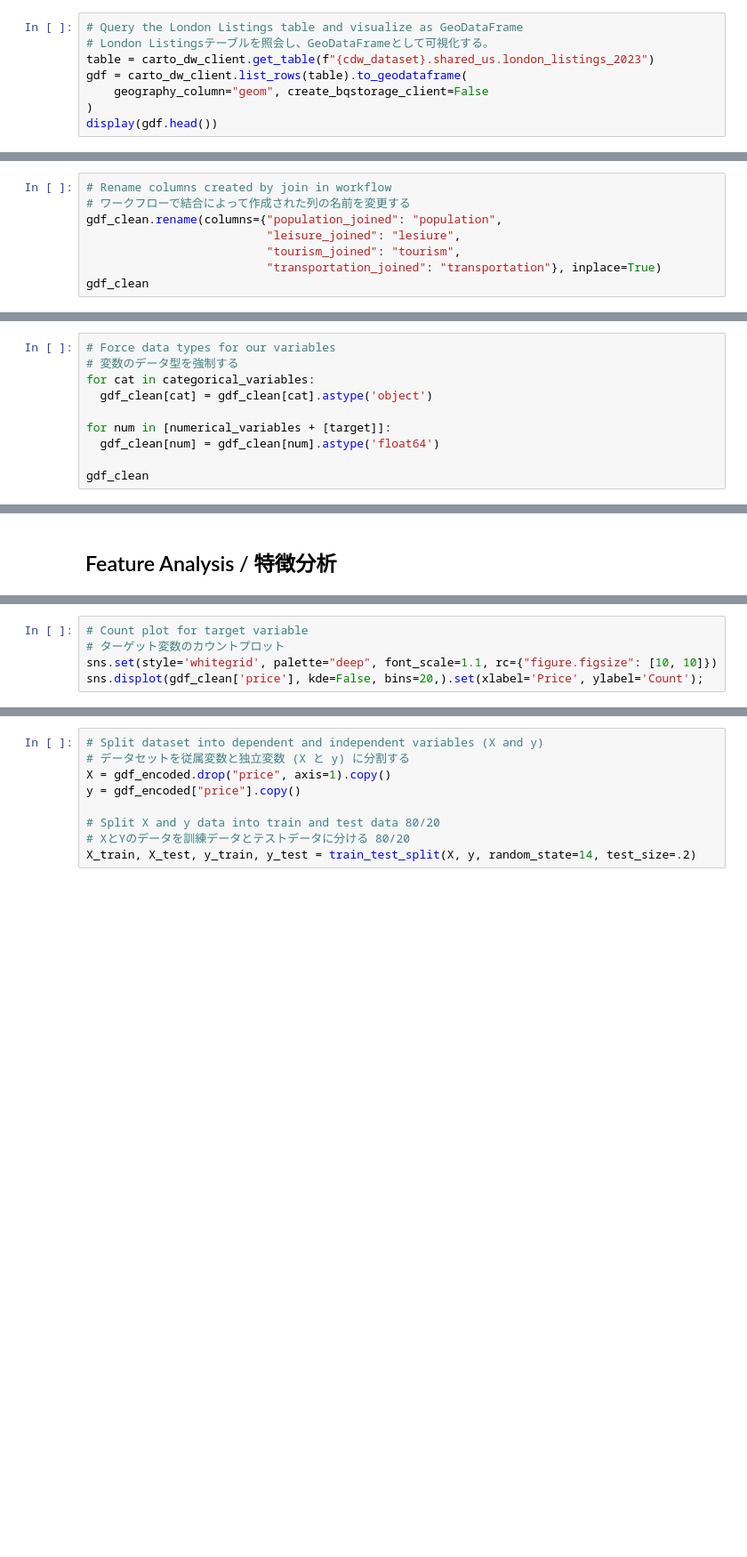
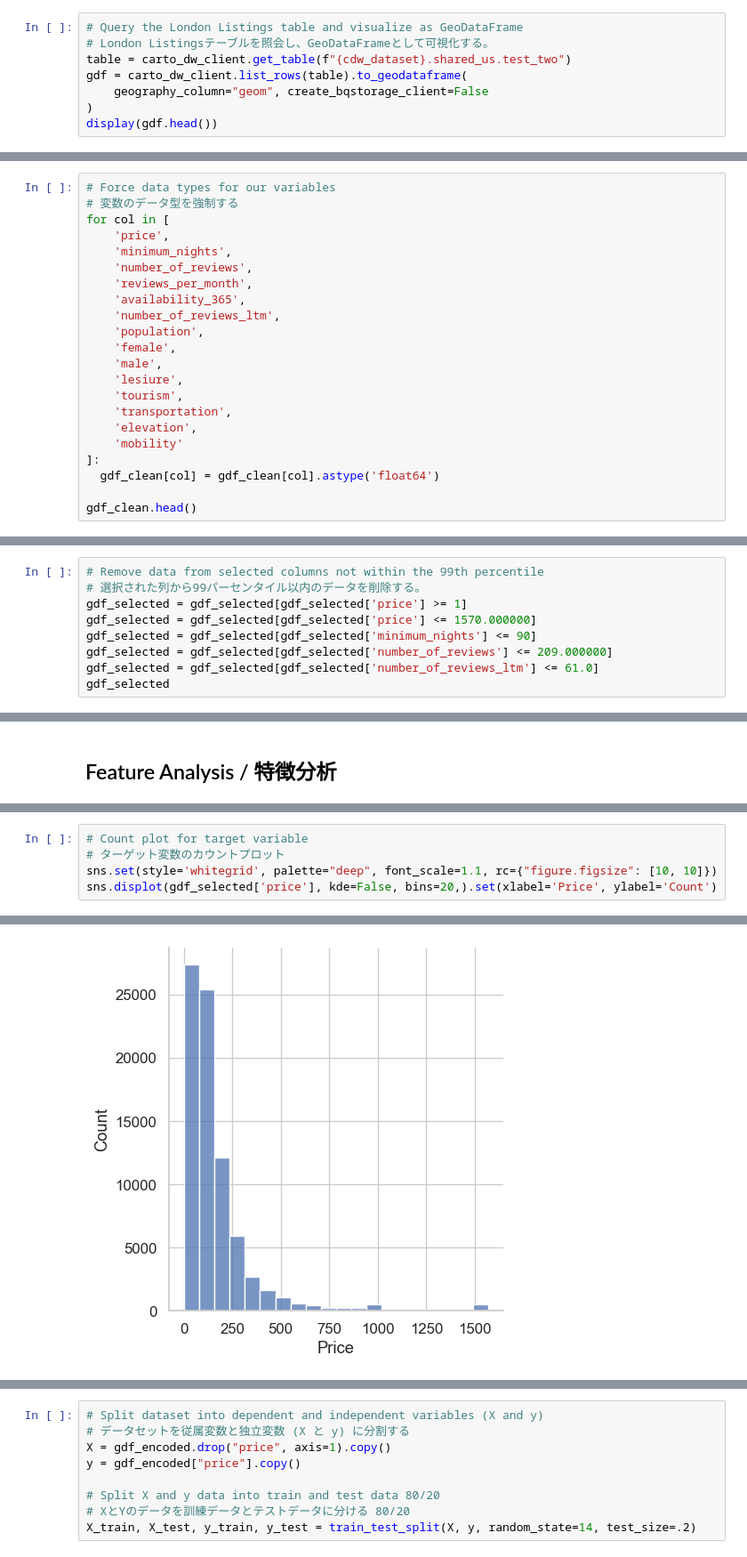
Before and after one commit to helenmck1/SDS-bootcamp-2023_Tokyo, a Jupyter notebook: christopher_session/SDS_bootcamp.ipynb, the cells around one changed output, grey strips where cells are left out. Shown: that part at 89% size. Drawn from its saved outputs; the diff is of its cells as text; blank space fills up the shorter version.

```diff
--- a/christopher_session/SDS_bootcamp.ipynb
+++ b/christopher_session/SDS_bootcamp.ipynb
@@ -76,7 +105,7 @@ cdw_dataset = "carto-dw-ac-zn8l36fh"
 # %%
 # Query the London Listings table and visualize as GeoDataFrame
 # London Listingsテーブルを照会し、GeoDataFrameとして可視化する。
-table = carto_dw_client.get_table(f"{cdw_dataset}.shared_us.london_listings_2023")
+table = carto_dw_client.get_table(f"{cdw_dataset}.shared_us.test_two")
 gdf = carto_dw_client.list_rows(table).to_geodataframe(
     geography_column="geom", create_bqstorage_client=False
 )
@@ -379,8 +215,0 @@ gdf_clean = gdf_load.drop(['h3_geo', 'h3', 'geom', 'h3_joined'], axis=1)
-# %%
-# Rename columns created by join in workflow
-# ワークフローで結合によって作成された列の名前を変更する
-gdf_clean.rename(columns={"population_joined": "population",
-                          "leisure_joined": "lesiure",
-                          "tourism_joined": "tourism",
-                          "transportation_joined": "transportation"}, inplace=True)
-gdf_clean
@@ -407,10 +241,22 @@ gdf_clean.dtypes
 # %%
 # Force data types for our variables
 # 変数のデータ型を強制する
-for cat in categorical_variables:
-  gdf_clean[cat] = gdf_clean[cat].astype('object')
+for col in [
+    'price',
+    'minimum_nights',
+    'number_of_reviews',
+    'reviews_per_month',
+    'availability_365',
+    'number_of_reviews_ltm',
+    'population',
+    'female',
+    'male',
+    'lesiure',
+    'tourism',
+    'transportation',
+    'elevation',
+    'mobility'
+]:
+  gdf_clean[col] = gdf_clean[col].astype('float64')
 
-for num in [numerical_variables + [target]]:
-  gdf_clean[num] = gdf_clean[num].astype('float64')
-
-gdf_clean
+gdf_clean.head()
@@ -416,0 +342,9 @@ gdf_clean
+# %%
+# Remove data from selected columns not within the 99th percentile
+# 選択された列から99パーセンタイル以内のデータを削除する。
+gdf_selected = gdf_selected[gdf_selected['price'] >= 1]
+gdf_selected = gdf_selected[gdf_selected['price'] <= 1570.000000]
+gdf_selected = gdf_selected[gdf_selected['minimum_nights'] <= 90]
+gdf_selected = gdf_selected[gdf_selected['number_of_reviews'] <= 209.000000]
+gdf_selected = gdf_selected[gdf_selected['number_of_reviews_ltm'] <= 61.0]
+gdf_selected
@@ -429,4 +445,5 @@ plt.show()
 # Count plot for target variable
 # ターゲット変数のカウントプロット
 sns.set(style='whitegrid', palette="deep", font_scale=1.1, rc={"figure.figsize": [10, 10]})
-sns.displot(gdf_clean['price'], kde=False, bins=20,).set(xlabel='Price', ylabel='Count');
+sns.displot(gdf_selected['price'], kde=False, bins=20,).set(xlabel='Price', ylabel='Count')
+# %% [output]
@@ -433,3 +452,4 @@ sns.displot(gdf_clean['price'], kde=False, bins=20,).set(xlabel='Price', ylabel=
+[figure, added]
 # %%
 # Count plot for target numerical variables
 # 数値変数のカウントプロット
```
Also changed, not shown: parts of 90 cells of this notebook, 9 other files.
